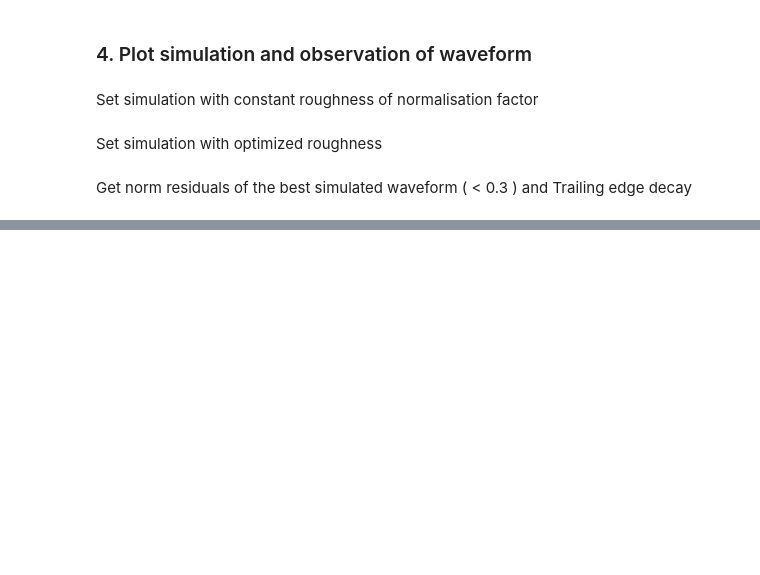
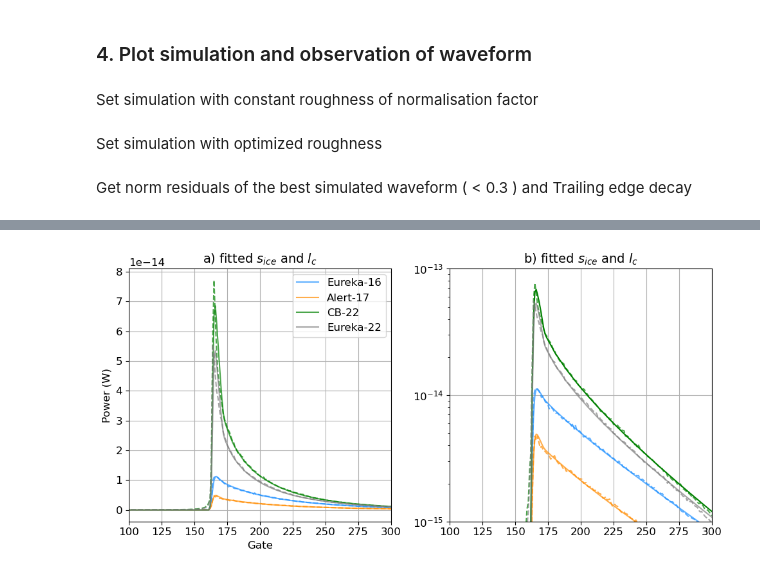
Before and after one commit to JulienMeloche/AKROSS_paper, a Jupyter notebook: Code-paper/3.1_simu_obs_roughness_opti.ipynb, the cells around one changed output, grey strips where cells are left out. Saved outputs shown, nothing was run; the diff lists cells and outputs as text; code cells hidden in the pictures; blank space fills up the shorter version.

```diff
--- a/Code-paper/3.1_simu_obs_roughness_opti.ipynb
+++ b/Code-paper/3.1_simu_obs_roughness_opti.ipynb
@@ -222,0 +250,10 @@ popt_A = optimize_rough_single(A_sp, mean_obs_A, cryosat_norm_factor, p0 + 0.003
+# %%
+s_ice_ini = 0.004
+s_snow_ini = 0.005
+factor_CB = np.mean(mean_obs_CB[160:300])/np.mean(simulate_waveform(s_ice_ini, s_snow_ini, 0.7, 1, CB_sp)[160:300])
+factor_E22 = np.mean(mean_obs_E22[160:300])/np.mean(simulate_waveform(s_ice_ini, s_snow_ini, 0.7, 1, E22_sp)[160:300])
+factor_E = np.mean(mean_obs_E[160:300])/np.mean(simulate_waveform(s_ice_ini, s_snow_ini, 0.7, 1, E_sp)[160:300])
+factor_A = np.mean(mean_obs_A[160:300])/np.mean(simulate_waveform(s_ice_ini, s_snow_ini, 0.7, 1, A_sp)[160:300])
+
+factor_0 = np.mean([factor_CB, factor_E22, factor_E, factor_A])
+factor_0
@@ -234,10 +297,10 @@ mean_simu_A_roughNorm = simulate_waveform(rms_normf_opti, mean_ice_lc, cryosat_n
 # %% [markdown]
 Set simulation with optimized roughness
 # %%
-mean_simu_CB = simulate_waveform(popt_CB[0], popt_CB[1], cryosat_norm_factor, CB_sp)
-mean_simu_E22 = simulate_waveform(popt_E22[0], popt_E22[1], cryosat_norm_factor, E22_sp)
-mean_simu_E = simulate_waveform(popt_E[0], popt_E[1], cryosat_norm_factor, E_sp)
-mean_simu_A = simulate_waveform(popt_A[0], popt_A[1], cryosat_norm_factor, A_sp)
+mean_simu_CB = simulate_waveform(popt_CB[0], popt_CB[1], popt_CB[2], cryosat_norm_factor, CB_sp)
+mean_simu_E22 = simulate_waveform(popt_E22[0], popt_E22[1], popt_E22[2], cryosat_norm_factor, E22_sp)
+mean_simu_E = simulate_waveform(popt_E[0], popt_E[1], popt_E[2], cryosat_norm_factor, E_sp)
+mean_simu_A = simulate_waveform(popt_A[0], popt_A[1], popt_A[2], cryosat_norm_factor, A_sp)
 # %% [markdown]
 Get norm residuals of the best simulated waveform  ( < 0.3 ) and Trailing edge decay
 # %%
@@ -272,114 +337,65 @@ print(f' decay slope Cambay : {slope_CB},  decay slope Eureka 22 : {slope_E22},
 # Plot results
 plt.close()
 plt.rcParams.update({'font.size': 12})
-fig, ((ax1, ax2), (ax3, ax4))   = plt.subplots(nrows=2, ncols=2, figsize=(10,7), sharex=True, sharey = 'row')
+fig, (ax1, ax2)  = plt.subplots(nrows=1, ncols=2, figsize=(10,5), sharex=True)
 
 #Eureka normf roughness
-ax1.plot(mean_simu_E_roughNorm , color = 'dodgerblue', alpha = 0.7, label='Eureka-16')
+ax1.plot(mean_simu_E , color = 'dodgerblue', alpha = 0.7, label='Eureka-16')
 ax1.plot(mean_obs_E, 'b-', linestyle = '--', color = 'dodgerblue', alpha = 0.7)
 
 #Alert normf roughness
-ax1.plot(mean_simu_A_roughNorm, color = 'darkorange', alpha = 0.7, label='Alert-17')
+ax1.plot(mean_simu_A, color = 'darkorange', alpha = 0.7, label='Alert-17')
 ax1.plot(mean_obs_A, 'b-', linestyle = '--', color = 'darkorange', alpha = 0.7)
 
 #CB normf roughness
-ax1.plot(mean_simu_CB_roughNorm, color = 'green', alpha = 0.7, label='CB-22')
+ax1.plot(mean_simu_CB, color = 'green', alpha = 0.7, label='CB-22')
 ax1.plot(mean_obs_CB, 'b-', linestyle = '--', color = 'green', alpha = 0.7)
 
 #E22 normf roughness
-ax1.plot(mean_simu_E22_roughNorm, color = 'grey', alpha = 0.7, label='Eureka-22')
+ax1.plot(mean_simu_E22, color = 'grey', alpha = 0.7, label='Eureka-22')
 ax1.plot(mean_obs_E22, 'b-', linestyle = '--', color = 'grey', alpha = 0.7)
 
 ax1.set_ylabel('Power (W)', size = 12)
 #ax1.set_yscale('log')
 ax1.legend()
 #ax1.set_xlim(0, 450)
-ax1.set_ylim(0, 0.6e-13)
+# ax1.set_ylim(0, 1e-13)
 ax1.grid()
 
 
 
 
 #Eureka optimized roughness
 ax2.plot(mean_simu_E, color = 'dodgerblue', alpha = 0.7)
 ax2.plot(mean_obs_E, 'b-', linestyle = '--', color = 'dodgerblue', alpha = 0.7)
 
 #Alert optimized roughness
 ax2.plot(mean_simu_A, color = 'darkorange', alpha = 0.7 )
 ax2.plot(mean_obs_A, 'b-', linestyle = '--', color = 'darkorange', alpha = 0.7)
 
 #CB optimized roughness
 ax2.plot(mean_simu_CB, color = 'Green')
 ax2.plot(mean_obs_CB, linestyle = '--', color = 'Green', alpha = 0.7)
 
 #E22 optimized roughness
 ax2.plot(mean_simu_E22, color = 'grey', alpha = 0.7, label='Eureka-22')
 ax2.plot(mean_obs_E22, 'b-', linestyle = '--', color = 'grey', alpha = 0.7)
 
-#ax2.set_yscale('log')
+ax2.set_yscale('log')
 ax2.grid()
-ax2.set_ylim(0, 0.6e-13)
-
-
-#Eureka normf roughness
-ax3.plot(mean_simu_E_roughNorm , color = 'dodgerblue', alpha = 0.7, label='Eureka-16')
-ax3.plot(mean_obs_E, 'b-', linestyle = '--', color = 'dodgerblue', alpha = 0.7)
-
-#Alert normf roughness
-ax3.plot(mean_simu_A_roughNorm, color = 'darkorange', alpha = 0.7, label='Alert-17')
-ax3.plot(mean_obs_A, 'b-', linestyle = '--', color = 'darkorange', alpha = 0.7)
-
-#CB normf roughness
-ax3.plot(mean_simu_CB_roughNorm, color = 'green', alpha = 0.7, label='CB-22')
-ax3.plot(mean_obs_CB, 'b-', linestyle = '--', color = 'green', alpha = 0.7)
-
-#E22 normf roughness
-ax3.plot(mean_simu_E22_roughNorm, color = 'grey', alpha = 0.7, label='Eureka-22')
-ax3.plot(mean_obs_E22, 'b-', linestyle = '--', color = 'grey', alpha = 0.7)
-
-ax3.set_ylabel('Power (W)', size = 12)
-ax3.set_yscale('log')
-#ax3.legend()
-#ax3.set_xlim(0, 450)
-ax3.set_ylim(0, 0.6e-13)
-ax3.set_xlabel('Gate')
-ax3.grid()
+ax2.set_ylim(1e-15, 1e-13)
 
 
 
+ax1.set_title('a) fitted $s_{ice}$ and $l_c$ ', size = 14)
+ax2.set_title('b) fitted $s_{ice}$ and $l_c$ ', size = 14)
 
-#Eureka  optimized roughness
-ax4.plot(mean_simu_E , color = 'dodgerblue', alpha = 0.7, label='Eureka-16')
-ax4.plot(mean_obs_E, 'b-', linestyle = '--', color = 'dodgerblue', alpha = 0.7)
+ax1.set_xlabel('Gate')
+ax1.set_xlabel('Gate')
 
-#Alert  optimized roughness
-ax4.plot(mean_simu_A, color = 'darkorange', alpha = 0.7, label='Alert-17')
-ax4.plot(mean_obs_A, 'b-', linestyle = '--', color = 'darkorange', alpha = 0.7)
-
-#CB  optimized roughness
-ax4.plot(mean_simu_CB, color = 'green', alpha = 0.7, label='CB-22')
-ax4.plot(mean_obs_CB, 'b-', linestyle = '--', color = 'green', alpha = 0.7)
-
-#E22 optimized roughness
-ax4.plot(mean_simu_E22, color = 'grey', alpha = 0.7, label='Eureka-22')
-ax4.plot(mean_obs_E22, 'b-', linestyle = '--', color = 'grey', alpha = 0.7)
-
-#ax4.set_ylabel('Backscatter', size = 12)
-ax4.set_xlabel('Gate')
-ax4.set_yscale('log')
-ax4.set_ylim(1e-17, 1e-13)
-ax4.grid()
-
-
-
-ax1.set_title('a) $s_{ice}$ = 2.1 mm, $l_c$ = 15 cm', size = 14)
-ax3.set_title('c) $s_{ice}$ = 2.1 mm, $l_c$ = 15 cm', size = 14)
-
-ax2.set_title('b) fitted $s_{ice}$ and $l_c$ ', size = 14)
-ax4.set_title('d) fitted $s_{ice}$ and $l_c$ ', size = 14)
-
-
-ax1.set_xlim(100, 450)
+ax1.set_xlim(100, 300)
 plt.tight_layout()
-#plt.savefig('C://Users/julie/OneDrive - USherbrooke/post-doc/AKROSS/article/fig_output/sites_waveform_rough_opti_incsample.png', dpi=300, format='png', bbox_inches='tight')
+plt.savefig('/fs/homeu3/eccc/crd/cps/jum002/public_html/akross/sites_waveform_rough_opti.png', format='png', bbox_inches='tight')
+# %% [output]
+[figure, added]
 # %%
```
Also changed, not shown: parts of 24 cells of this notebook, 28 other files.
